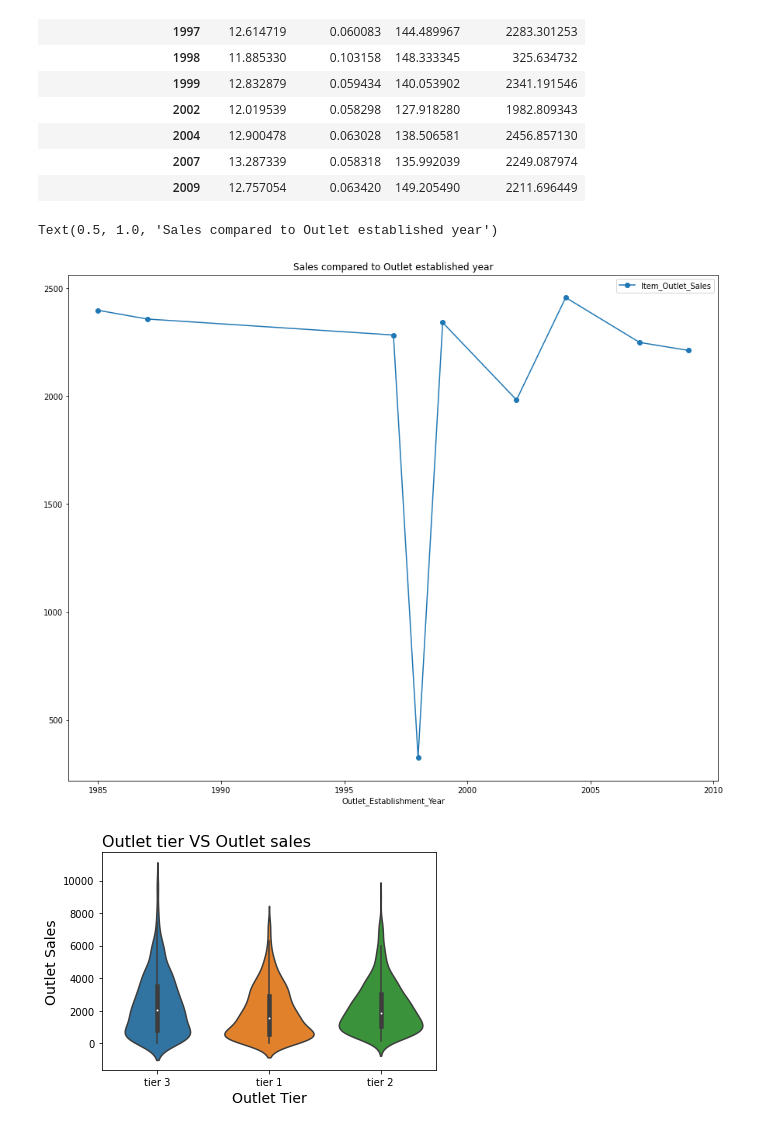
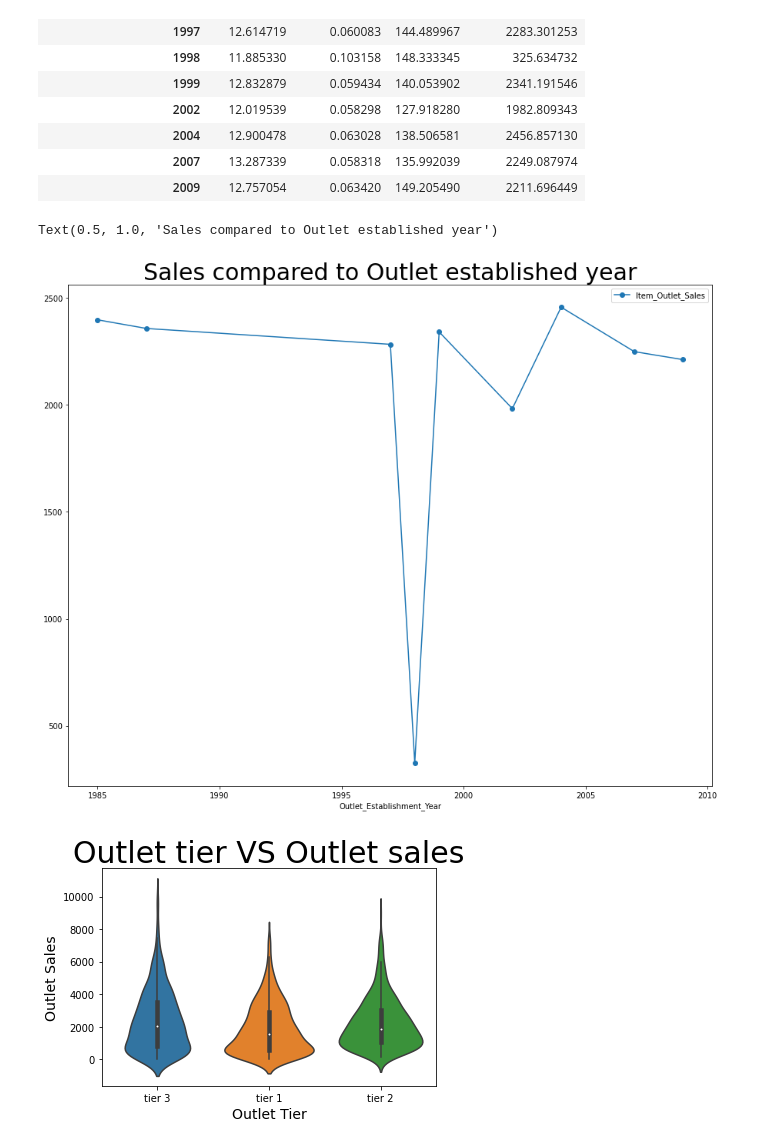
Before and after one commit to ch3rnoalpha/Sales_predictions---john-paredes, a Jupyter notebook: Project_core_1_John_paredes.ipynb, the cells around one changed output. Drawn from its saved outputs; the diff is of its cells as text; code cells hidden in the pictures.

```diff
--- a/Project_core_1_John_paredes.ipynb
+++ b/Project_core_1_John_paredes.ipynb
@@ -362,17 +362,17 @@ line_df
 # %%
 #Plots item sales vs outlet year established
 line_df.plot(y=['Item_Outlet_Sales'], subplots=True, marker='o', figsize=(15,12));
-plt.title('Sales compared to Outlet established year')
+plt.title('Sales compared to Outlet established year', fontsize=30)
 # %% [output]
 Text(0.5, 1.0, 'Sales compared to Outlet established year')
-[figure, old version]
+[figure, new version]
 # %%
 #creates violin boxplot to show outlet tier vs sales
 boxplot = sns.violinplot(data=df, x='Outlet_Location_Type',y='Item_Outlet_Sales')
 
 
-boxplot.axes.set_title("Outlet tier VS Outlet sales", fontsize=16,loc="left")
+boxplot.axes.set_title("Outlet tier VS Outlet sales", fontsize=30)
 boxplot.set_ylabel("Outlet Sales", fontsize=14)
 boxplot.set_xlabel("Outlet Tier", fontsize=14);
 # %% [output]
-[figure, old version]
+[figure, new version]
```
